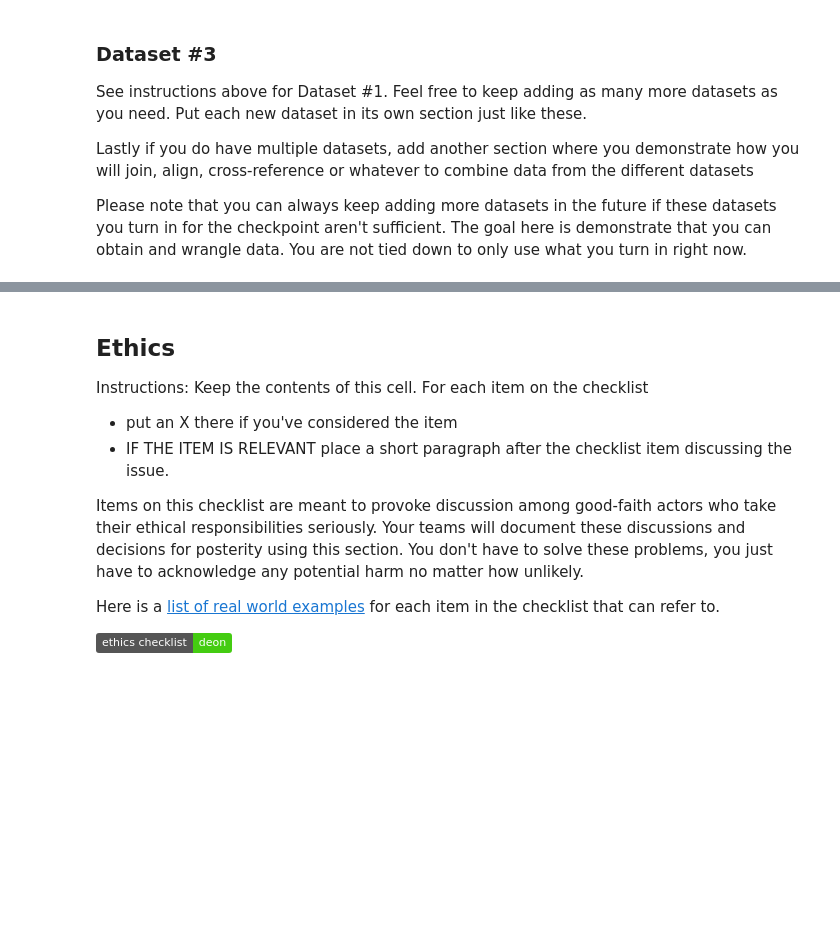
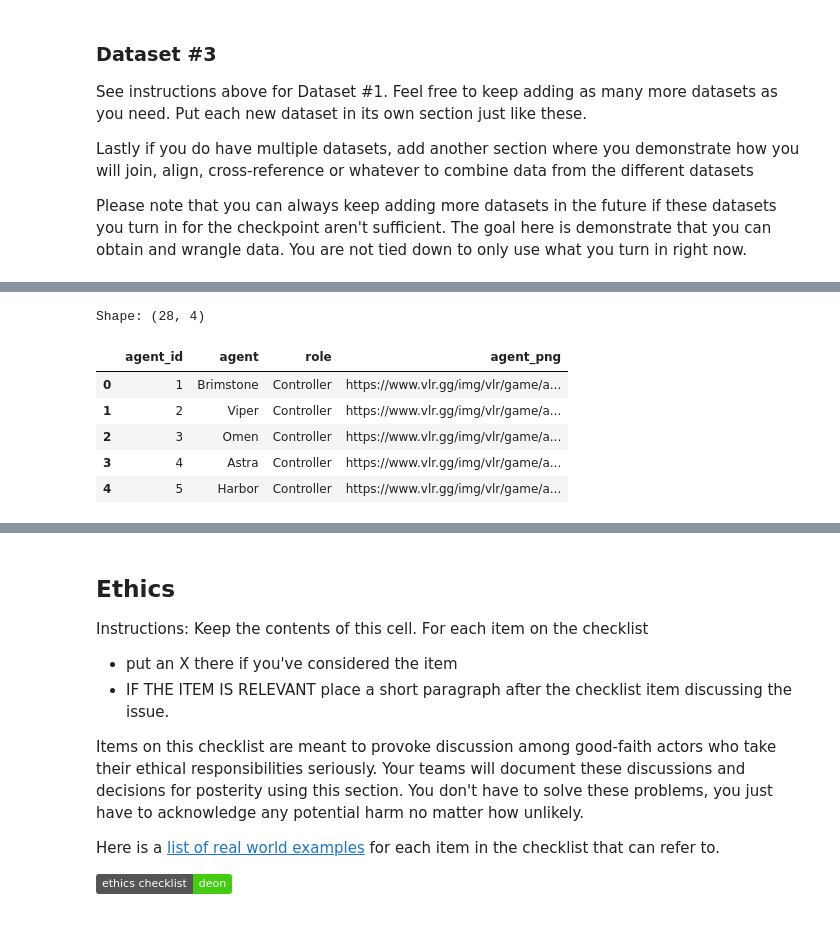
Before and after one commit to COGS108/Group102_WI26, a Jupyter notebook: 01-DataCheckpoint.ipynb, the cells around one changed output, grey strips where cells are left out. Saved outputs shown, nothing was run; the diff lists cells and outputs as text; code cells hidden in the pictures; badges without logos; blank space fills up the shorter version.

```diff
--- a/01-DataCheckpoint.ipynb
+++ b/01-DataCheckpoint.ipynb
@@ -498,0 +527,11 @@ if there are any major concerns w the dataset, describe them
+# %%
+print('Shape:', agent_info.shape)
+agent_info.head()
+# %% [output]
+Shape: (28, 4)
+|  | agent_id | agent | role | agent_png |
+| 0 | 1 | Brimstone | Controller | https://www.vlr.gg/img/vlr/game/a... |
+| 1 | 2 | Viper | Controller | https://www.vlr.gg/img/vlr/game/a... |
+| 2 | 3 | Omen | Controller | https://www.vlr.gg/img/vlr/game/a... |
+| 3 | 4 | Astra | Controller | https://www.vlr.gg/img/vlr/game/a... |
+| 4 | 5 | Harbor | Controller | https://www.vlr.gg/img/vlr/game/a... |
```
Also changed, not shown: parts of 21 cells of this notebook.
